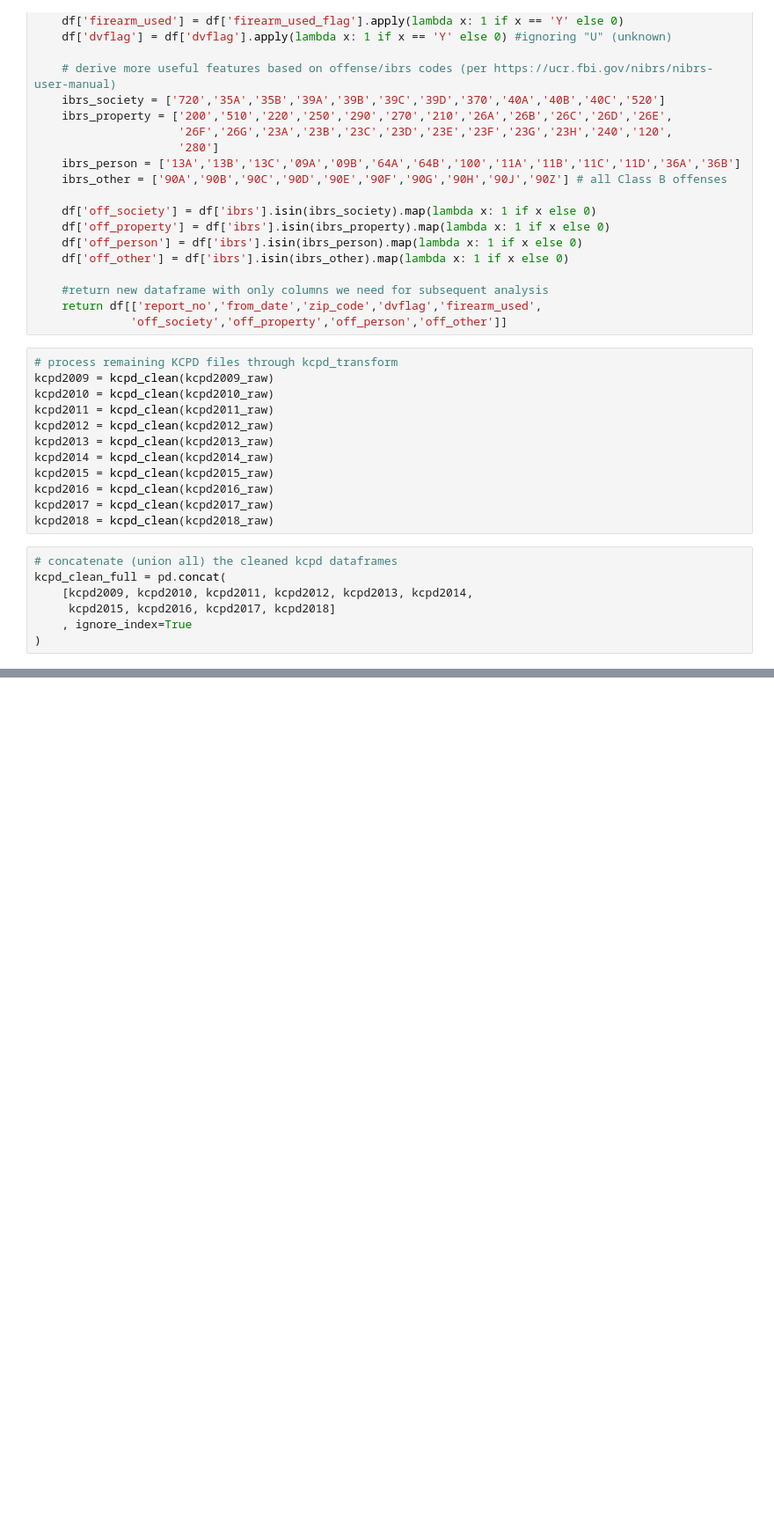
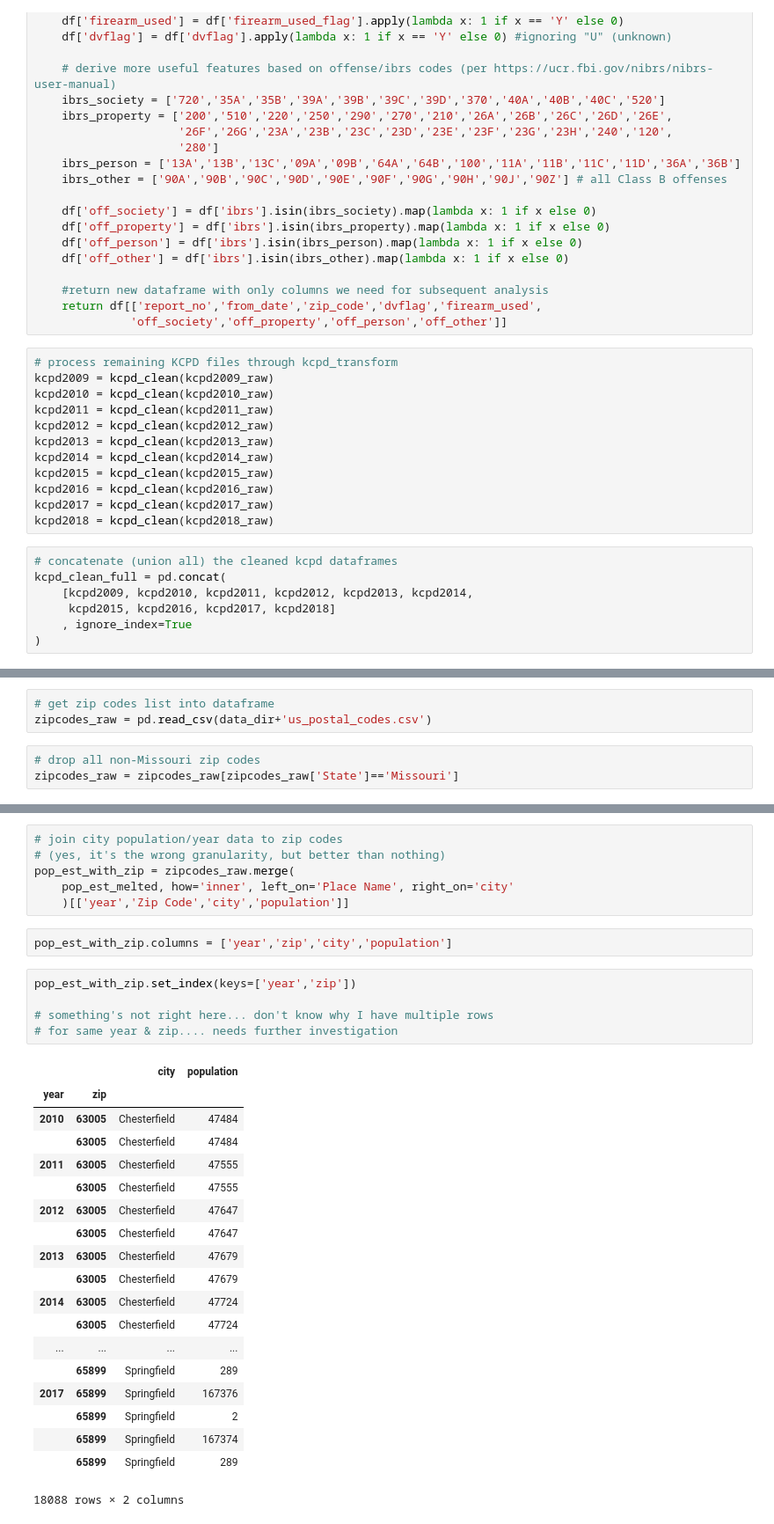
Before and after one commit to eMediaCode/KCAILCrime, a Jupyter notebook: charmon_kcpd_data_prep.ipynb, the cells around one changed output, grey strips where cells are left out. Shown at 88% size. Cells and saved outputs as stored; diff of their text form; blank space fills up the shorter version.

```diff
--- a/charmon_kcpd_data_prep.ipynb
+++ b/charmon_kcpd_data_prep.ipynb
@@ -267,0 +403,6 @@ import re
+# %%
+# get zip codes list into dataframe
+zipcodes_raw = pd.read_csv(data_dir+'us_postal_codes.csv')
+# %%
+# drop all non-Missouri zip codes
+zipcodes_raw = zipcodes_raw[zipcodes_raw['State']=='Missouri']
@@ -267,0 +418,33 @@ import re
+# %%
+# join city population/year data to zip codes
+# (yes, it's the wrong granularity, but better than nothing)
+pop_est_with_zip = zipcodes_raw.merge(
+    pop_est_melted, how='inner', left_on='Place Name', right_on='city'
+    )[['year','Zip Code','city','population']]
+# %%
+pop_est_with_zip.columns = ['year','zip','city','population']
+# %%
+pop_est_with_zip.set_index(keys=['year','zip'])
+
+# something's not right here... don't know why I have multiple rows
+# for same year & zip.... needs further investigation
+# %% [output]
+|  |  | city | population |
+| year | zip |  |  |
+| 2010 | 63005 | Chesterfield | 47484 |
+|  | 63005 | Chesterfield | 47484 |
+| 2011 | 63005 | Chesterfield | 47555 |
+|  | 63005 | Chesterfield | 47555 |
+| 2012 | 63005 | Chesterfield | 47647 |
+|  | 63005 | Chesterfield | 47647 |
+| 2013 | 63005 | Chesterfield | 47679 |
+|  | 63005 | Chesterfield | 47679 |
+| 2014 | 63005 | Chesterfield | 47724 |
+|  | 63005 | Chesterfield | 47724 |
+| ... | ... | ... | ... |
+|  | 65899 | Springfield | 289 |
+| 2017 | 65899 | Springfield | 167376 |
+|  | 65899 | Springfield | 2 |
+|  | 65899 | Springfield | 167374 |
+|  | 65899 | Springfield | 289 |
+18088 rows × 2 columns
```
Also changed, not shown: parts of 23 cells of this notebook.
